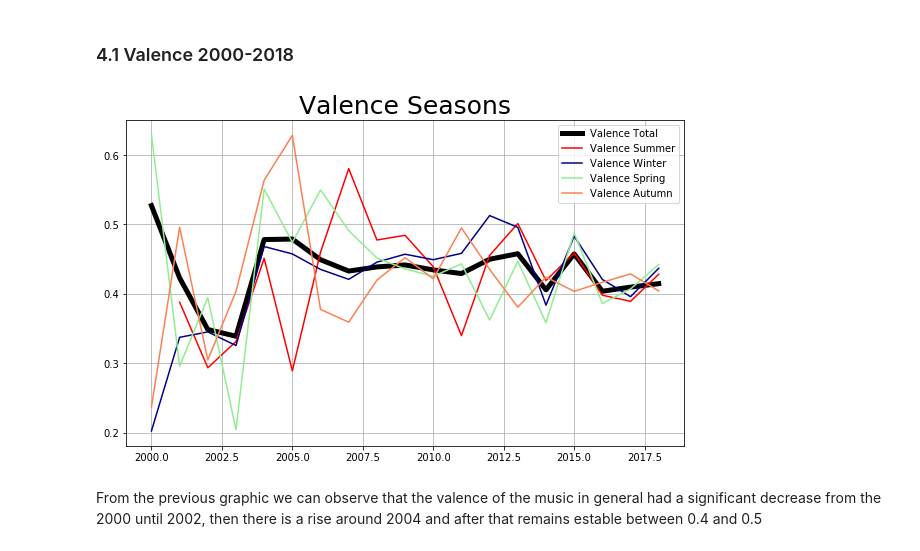
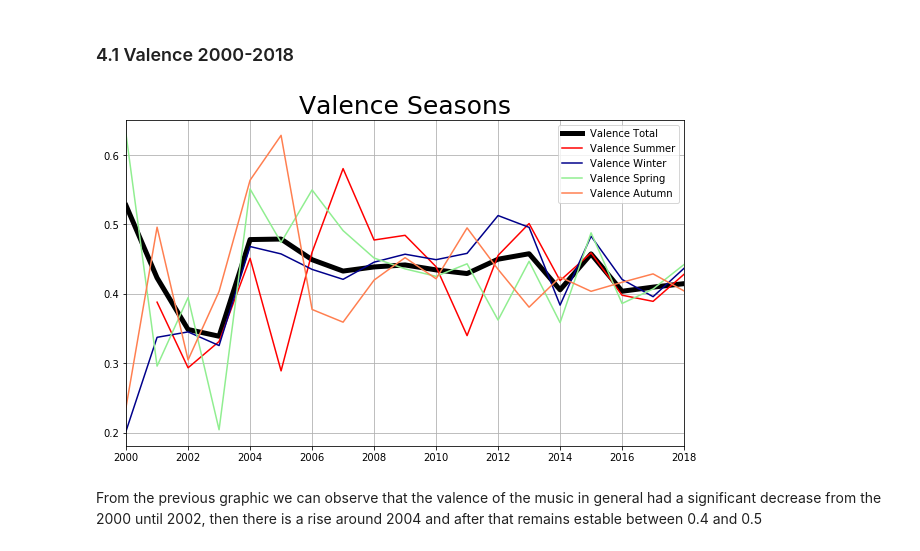
Before and after one commit to AndresMontero/Project, a Jupyter notebook: src/main.ipynb, the cells around one changed output. Cells and saved outputs as stored; diff of their text form; code cells hidden in the pictures.

```diff
--- a/src/main.ipynb
+++ b/src/main.ipynb
@@ -730,34 +730,35 @@ tracks_albums_spring_year = tracks_albums_spring.groupby([(tracks_albums_spring[
 
 tracks_albums_spring_year_mean = tracks_albums_spring_year.groupby('year').mean()
 tracks_albums_spring_year_mean_valence = tracks_albums_spring_year_mean[['valence']]
 
 #autumn
 tracks_albums_autumn_year = tracks_albums_autumn.groupby([(tracks_albums_autumn['album_date_released'].dt.year.rename('year')),\
                           (tracks_albums_autumn['album_date_released'].dt.month.rename('month'))]).mean()
 
 tracks_albums_autumn_year_mean = tracks_albums_autumn_year.groupby('year').mean()
 tracks_albums_autumn_year_mean_valence = tracks_albums_autumn_year_mean[['valence']]
 
 tracks_albums_total = tracks_albums.groupby([(tracks_albums['album_date_released'].dt.year.rename('year'))\
                                                            ]).mean()
 tracks_albums_total_valence = tracks_albums_total[['valence']]
 
 def valence_seasons():
     plt.grid()
+    plt.xlim(2000,2018)
     sns.lineplot(data=tracks_albums_total_valence["valence"],
                  color="black", label="Valence Total", linewidth=5)
     sns.lineplot(data=tracks_albums_summer_year_mean_valence["valence"],
                  color="red", label="Valence Summer")
     sns.lineplot(data=tracks_albums_winter_year_mean_valence["valence"],
                  color="darkblue", label="Valence Winter")
     sns.lineplot(data=tracks_albums_spring_year_mean_valence["valence"],
                  color="lightgreen", label="Valence Spring")
     return sns.lineplot(data=tracks_albums_autumn_year_mean_valence["valence"],
                         color="coral", label="Valence Autumn")
 
 std_plot(valence_seasons, title='Valence Seasons')
 # %% [output]
-[figure, old version]
+[figure, new version]
 # %% [markdown]
 From the previous graphic we can observe that the valence of the music in general had a significant decrease from the 2000 until 2002, then there is a rise around 2004 and after that remains estable between 0.4 and 0.5
 # %% [markdown]
```
Also changed, not shown: parts of 6 cells of this notebook, 9 other files.
